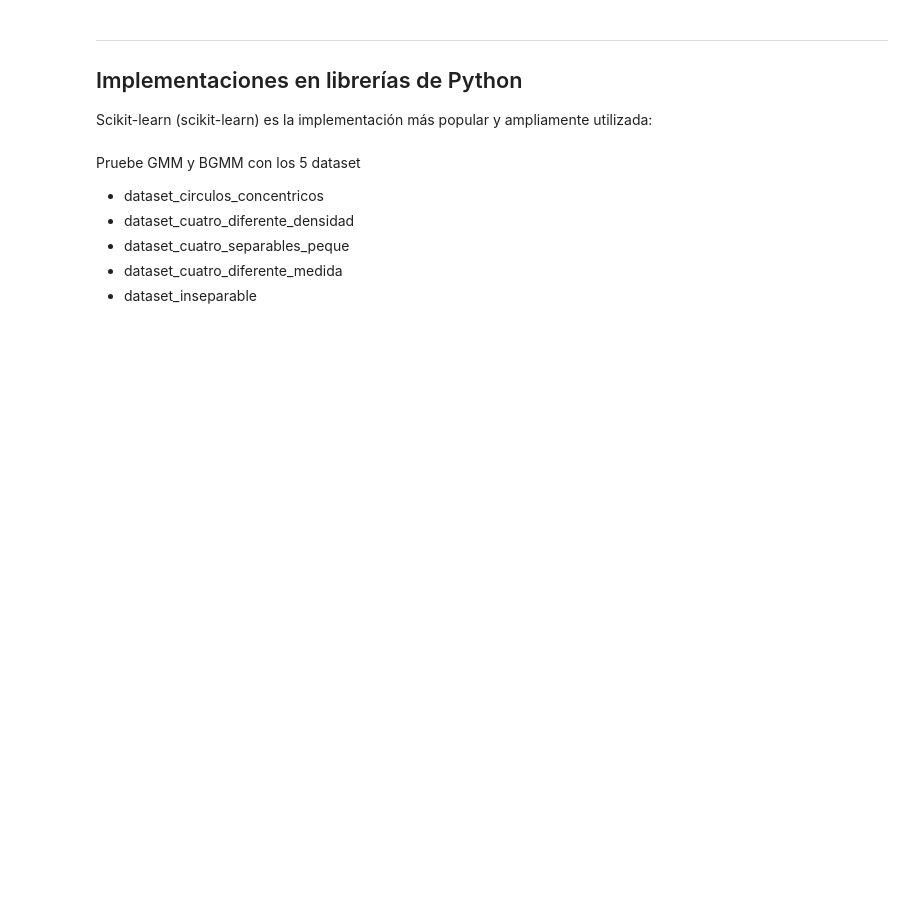
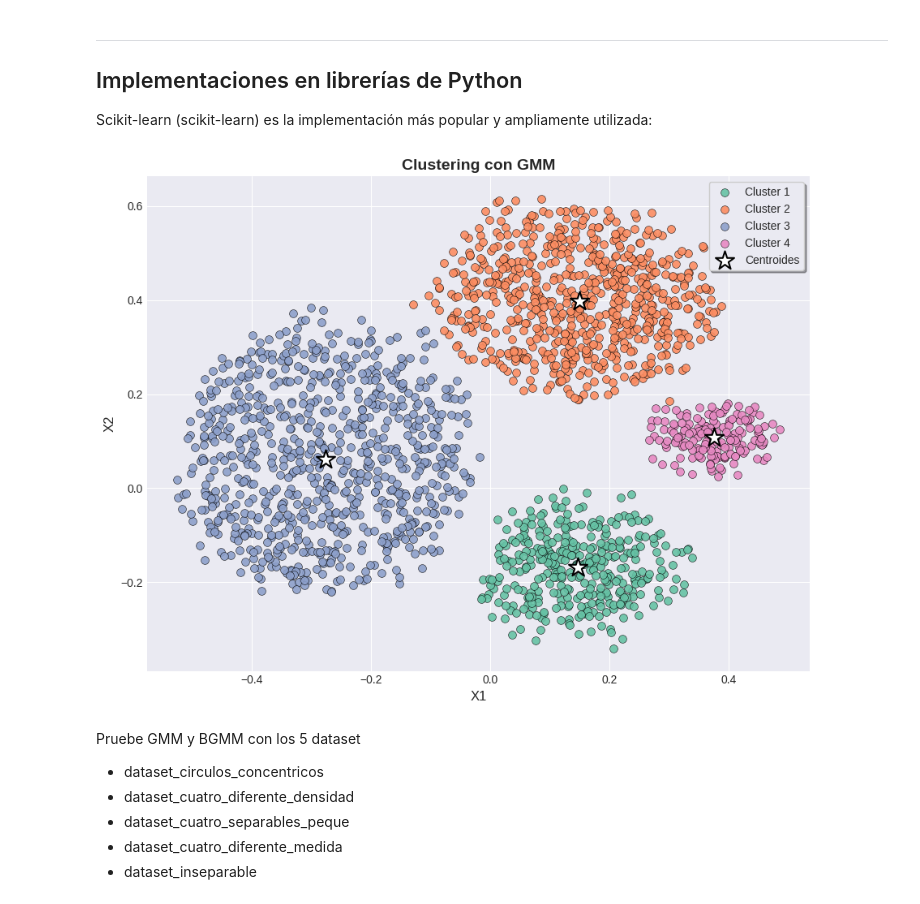
Before and after one commit to SandraNavarrete-docente/aprendizaje-automatico-252601, a Jupyter notebook: 04-MODELOS-NO-SUPERVISADOS/4_7_Métodos_de_clustering_basado_en_modelos_probabilisticos.ipynb, the cells around one changed output. Cells and saved outputs as stored; diff of their text form; code cells hidden in the pictures; blank space fills up the shorter version.

```diff
--- a/04-MODELOS-NO-SUPERVISADOS/4_7_Métodos_de_clustering_basado_en_modelos_probabilisticos.ipynb
+++ b/04-MODELOS-NO-SUPERVISADOS/4_7_Métodos_de_clustering_basado_en_modelos_probabilisticos.ipynb
@@ -298,3 +322,45 @@ probabilities = gmm.predict_proba(Dx)
+# %%
+import matplotlib.pyplot as plt2
+
+plt.style.use('seaborn-v0_8-darkgrid')
+
+cmap = plt.cm.Set2
+
+plt.figure(figsize=(9,7))
+
+for i in range(k):
+    plt.scatter(
+        Dx[labels == i, 0],
+        Dx[labels == i, 1],
+        s=50,
+        color=cmap(i),
+        edgecolor='black',
+        linewidth=0.4,
+        label=f'Cluster {i+1}',
+        alpha=0.9
+    )
+
+plt.scatter(
+    gmm.means_[:, 0],
+    gmm.means_[:, 1],
+    c='white',
+    s=300,
+    marker='*',
+    edgecolors='black',
+    linewidths=1.5,
+    label='Centroides'
+)
+
+plt.xlabel('X1', fontsize=12)
+plt.ylabel('X2', fontsize=12)
+plt.title('Clustering con GMM', fontsize=14, fontweight='bold')
+
+plt.legend(frameon=True, shadow=True)
+plt.tight_layout()
+plt.show()
+plt.style.use('default')
+# %% [output]
+[figure, added]
 # %% [markdown]
 Pruebe GMM y BGMM con los 5 dataset
 
```
Also changed, not shown: parts of 25 cells of this notebook.
